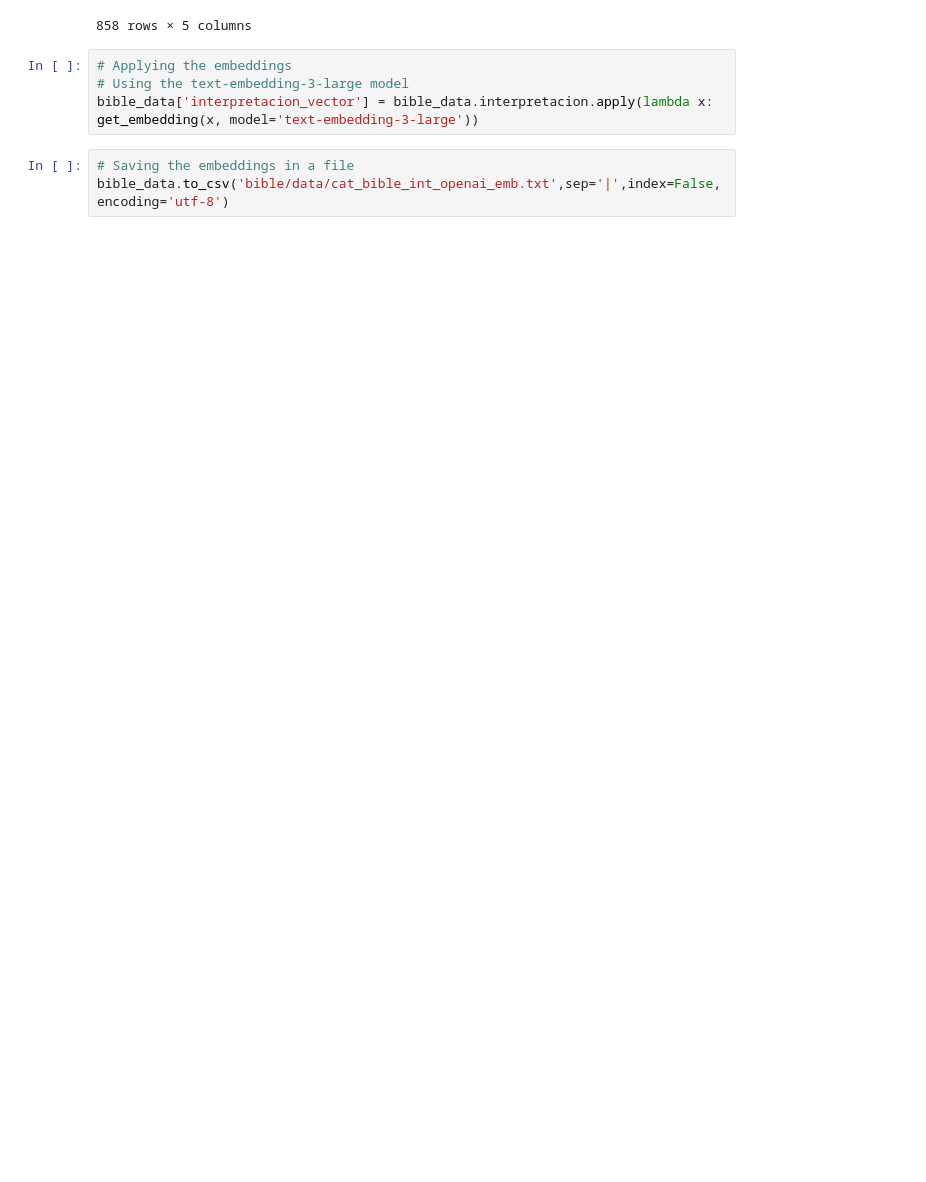
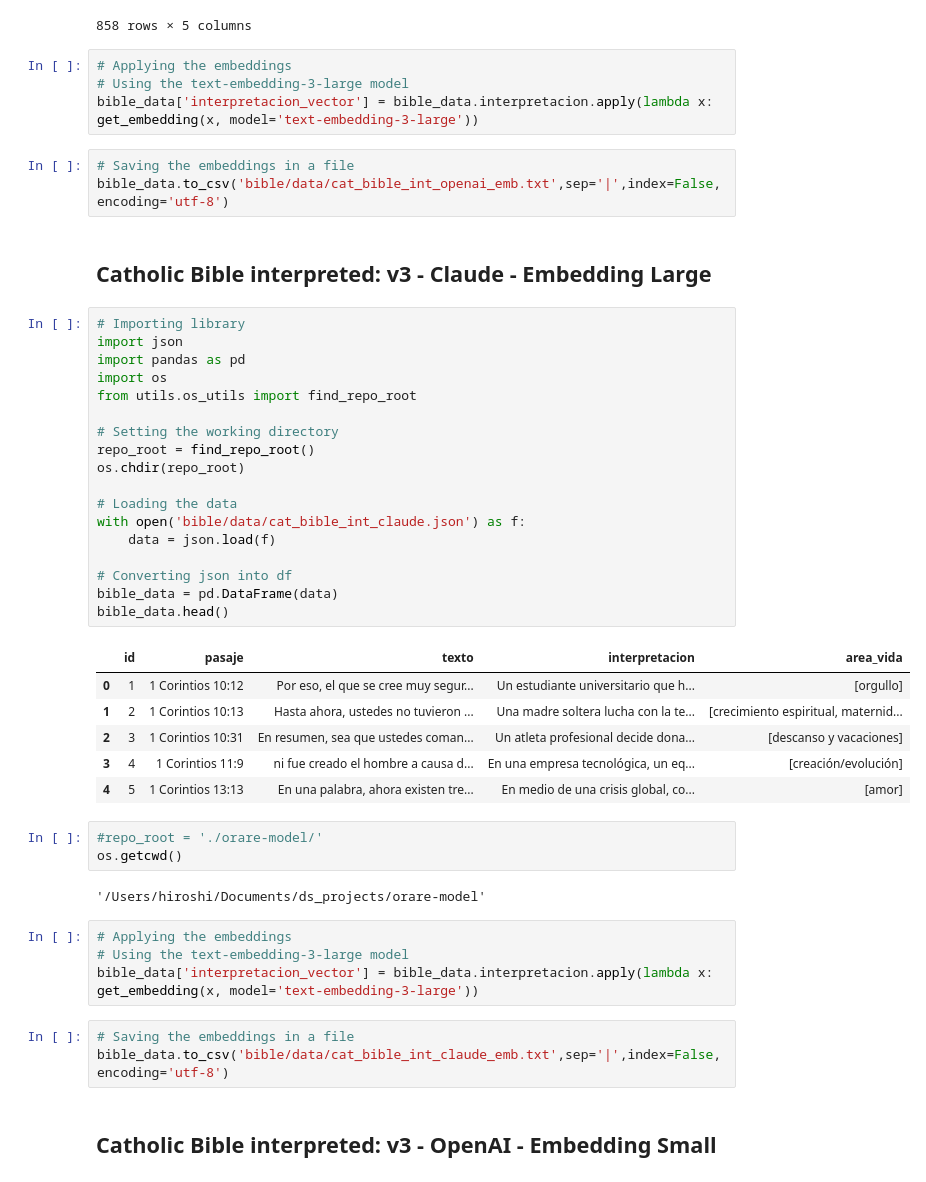
Before and after one commit to orare-tfm/orare-model, a Jupyter notebook: bible/embeddings/bible_embeddings.ipynb, the cells around one changed output. Saved outputs shown, nothing was run; the diff lists cells and outputs as text; blank space fills up the shorter version.

Commit message:
Catholic Bible v3 - Interpretation with Claude and Openai Embedding large - Interpretation with Openai and Openai Embedding small

```diff
--- a/bible/embeddings/bible_embeddings.ipynb
+++ b/bible/embeddings/bible_embeddings.ipynb
@@ -145,3 +145,44 @@ bible_data['interpretacion_vector'] = bible_data.interpretacion.apply(lambda x:
 # %%
 # Saving the embeddings in a file
 bible_data.to_csv('bible/data/cat_bible_int_openai_emb.txt',sep='|',index=False, encoding='utf-8')
+# %% [markdown]
+## Catholic Bible interpreted: v3 - Claude -  Embedding Large
+# %%
+# Importing library
+import json
+import pandas as pd
+import os
+from utils.os_utils import find_repo_root
+
+# Setting the working directory
+repo_root = find_repo_root()
+os.chdir(repo_root)
+
+# Loading the data
+with open('bible/data/cat_bible_int_claude.json') as f:
+    data = json.load(f)
+
+# Converting json into df
+bible_data = pd.DataFrame(data)
+bible_data.head()
+# %% [output]
+|  | id | pasaje | texto | interpretacion | area_vida |
+| 0 | 1 | 1 Corintios 10:12 | Por eso, el que se cree muy segur... | Un estudiante universitario que h... | [orgullo] |
+| 1 | 2 | 1 Corintios 10:13 | Hasta ahora, ustedes no tuvieron ... | Una madre soltera lucha con la te... | [crecimiento espiritual, maternid... |
+| 2 | 3 | 1 Corintios 10:31 | En resumen, sea que ustedes coman... | Un atleta profesional decide dona... | [descanso y vacaciones] |
+| 3 | 4 | 1 Corintios 11:9 | ni fue creado el hombre a causa d... | En una empresa tecnológica, un eq... | [creación/evolución] |
+| 4 | 5 | 1 Corintios 13:13 | En una palabra, ahora existen tre... | En medio de una crisis global, co... | [amor] |
+# %%
+#repo_root = './orare-model/'
+os.getcwd()
+# %% [output]
+'/Users/hiroshi/Documents/ds_projects/orare-model'
+# %%
+# Applying the embeddings
+# Using the text-embedding-3-large model
+bible_data['interpretacion_vector'] = bible_data.interpretacion.apply(lambda x: get_embedding(x, model='text-embedding-3-large'))
+# %%
+# Saving the embeddings in a file
+bible_data.to_csv('bible/data/cat_bible_int_claude_emb.txt',sep='|',index=False, encoding='utf-8')
+# %% [markdown]
+## Catholic Bible interpreted: v3 - OpenAI - Embedding Small
```
Also changed, not shown: parts of 5 cells of this notebook.
